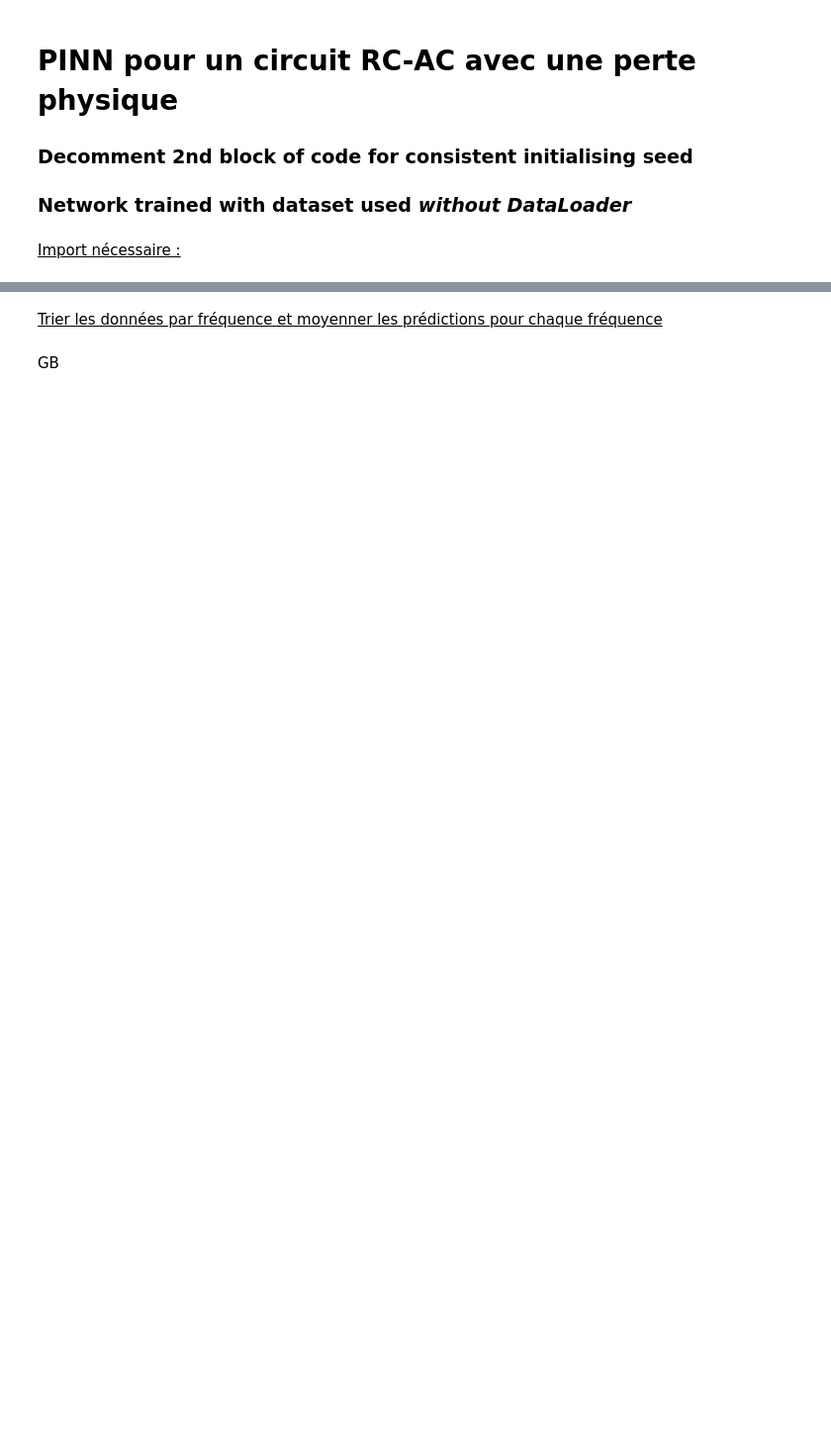
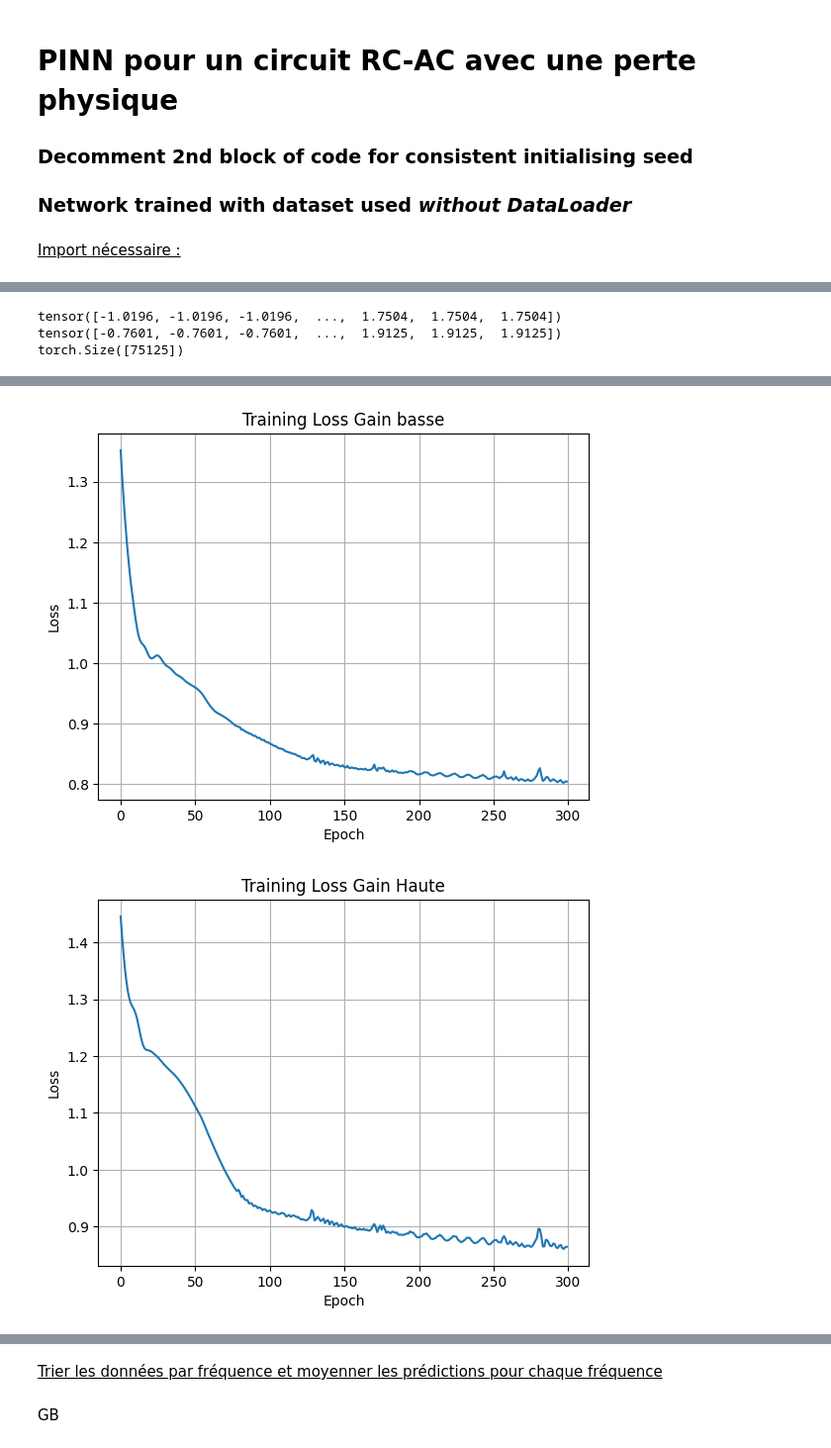
Before and after one commit to Dream-Team-L3MI/Projet_L3MI, a Jupyter notebook: Partie_2_S6/NN_test/RC_AC_pinns.ipynb, the cells around one changed output, grey strips where cells are left out. Shown at 99% size. Saved outputs shown, nothing was run; the diff lists cells and outputs as text; code cells hidden in the pictures; blank space fills up the shorter version.

```diff
--- a/Partie_2_S6/NN_test/RC_AC_pinns.ipynb
+++ b/Partie_2_S6/NN_test/RC_AC_pinns.ipynb
@@ -72,7 +74,25 @@ dataset_GH = TensorDataset( X_tensor , Y_tensor_GH )
 dataset_PR = TensorDataset( X_tensor , Y_tensor_PR )
 dataset_PC = TensorDataset( X_tensor , Y_tensor_PC )
 
-#loader = DataLoader(dataset, batch_size=32, shuffle=True)
+loader = DataLoader(dataset, batch_size=32, shuffle=True)
+
+# ###########################################
+# Points de colocation (pour la physique uniquement)
+N_col = 1000
+
+R_min, R_max = X[:, 0].min(), X[:, 0].max()
+C_min, C_max = X[:, 1].min(), X[:, 1].max()
+Vin_min, Vin_max = X[:, 2].min(), X[:, 2].max()
+F_min, F_max = X[:, 3].min(), X[:, 3].max()
+
+collocation_points = np.random.uniform(
+    low=[R_min, C_min, Vin_min, F_min],
+    high=[R_max, C_max, Vin_max, F_max],
+    size=(N_col, 4)
+)
+
+X_col_tensor = torch.tensor(scaler_x.transform(collocation_points), dtype=torch.float32)
+# ###########################################
 
 R = X_tensor[ :,0 ]
 C = X_tensor[ :,1 ]
@@ -81,6 +101,10 @@ print( R )
 print( C )
 
 print( ( R*C ).shape )
+# %% [output]
+tensor([-1.0196, -1.0196, -1.0196,  ...,  1.7504,  1.7504,  1.7504])
+tensor([-0.7601, -0.7601, -0.7601,  ...,  1.9125,  1.9125,  1.9125])
+torch.Size([75125])
 # %%
 class RegressionModel(nn.Module):
     def __init__( self , in_features , out_features = 4 ):
@@ -214,7 +238,7 @@ def pde_residual(model, x, out):
 #print(pde_test)
 #print(pde_test.shape)
 # %%
-nb_epochs = 1000
+nb_epochs = 300
 losses_GH = []
 losses_GB = []
 losses_PR = []
@@ -224,16 +248,17 @@ losses_PC = []
 model.train()
 ld = 10
 for i in range( nb_epochs ):
-    """
-        for X_batch, Y_batch in loader:
+
+    """for X_batch, Y_batch in loader:
 
         outputs = model(X_batch)
         loss = criterion(outputs, Y_batch)
 
         optimizer.zero_grad()
-        loss.backward()
+        loss.backward()z
         optimizer.step()
-    """
+        """
+
 
 
     # Physics loss
@@ -334,3 +359,4 @@ plt.ylabel( 'Loss' )
 plt.title( 'Training Loss Phase C' )
 plt.grid( True )
 plt.show()
+# %% [output]
@@ -336,0 +380,2 @@ plt.show()
+[figure, added]
+[figure, added]
```
Also changed, not shown: parts of 9 cells of this notebook, 3 other files.
